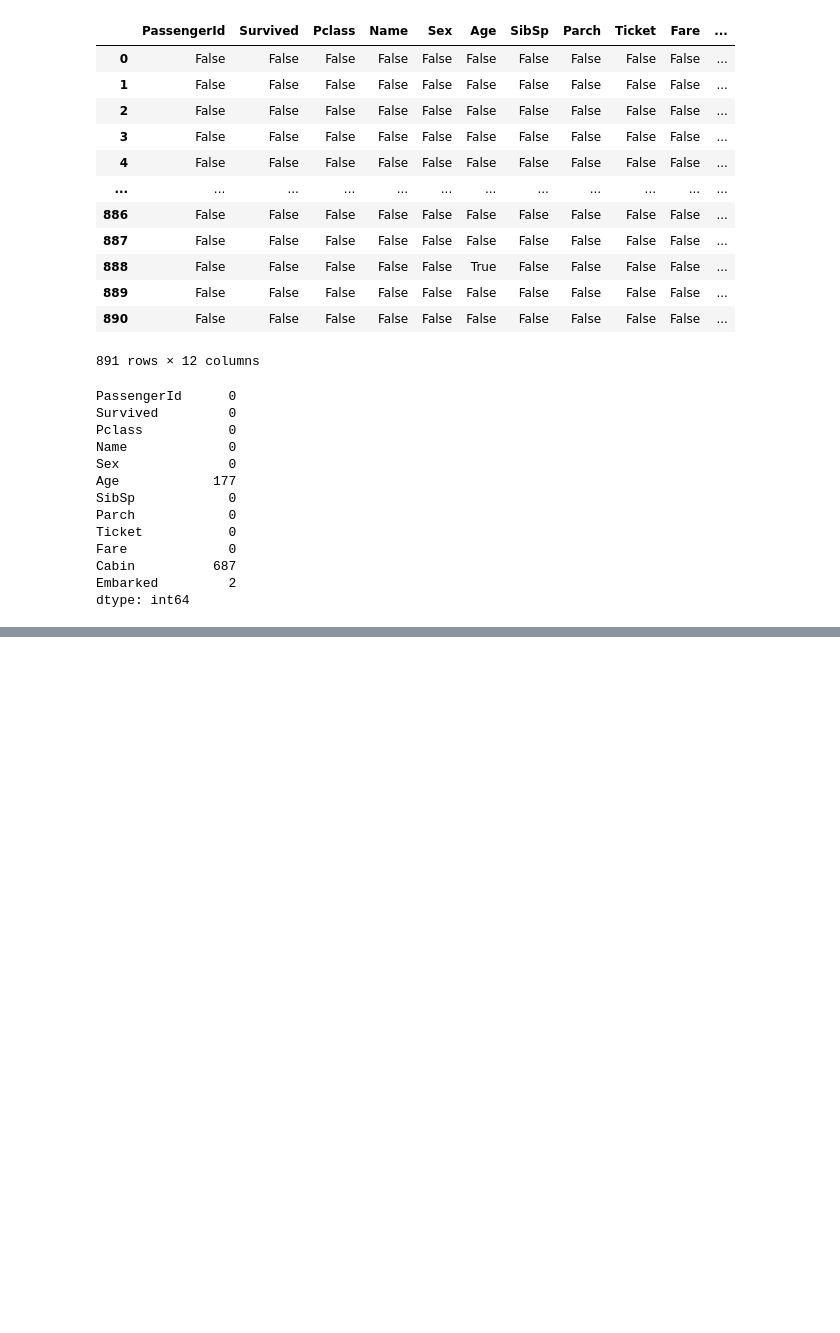
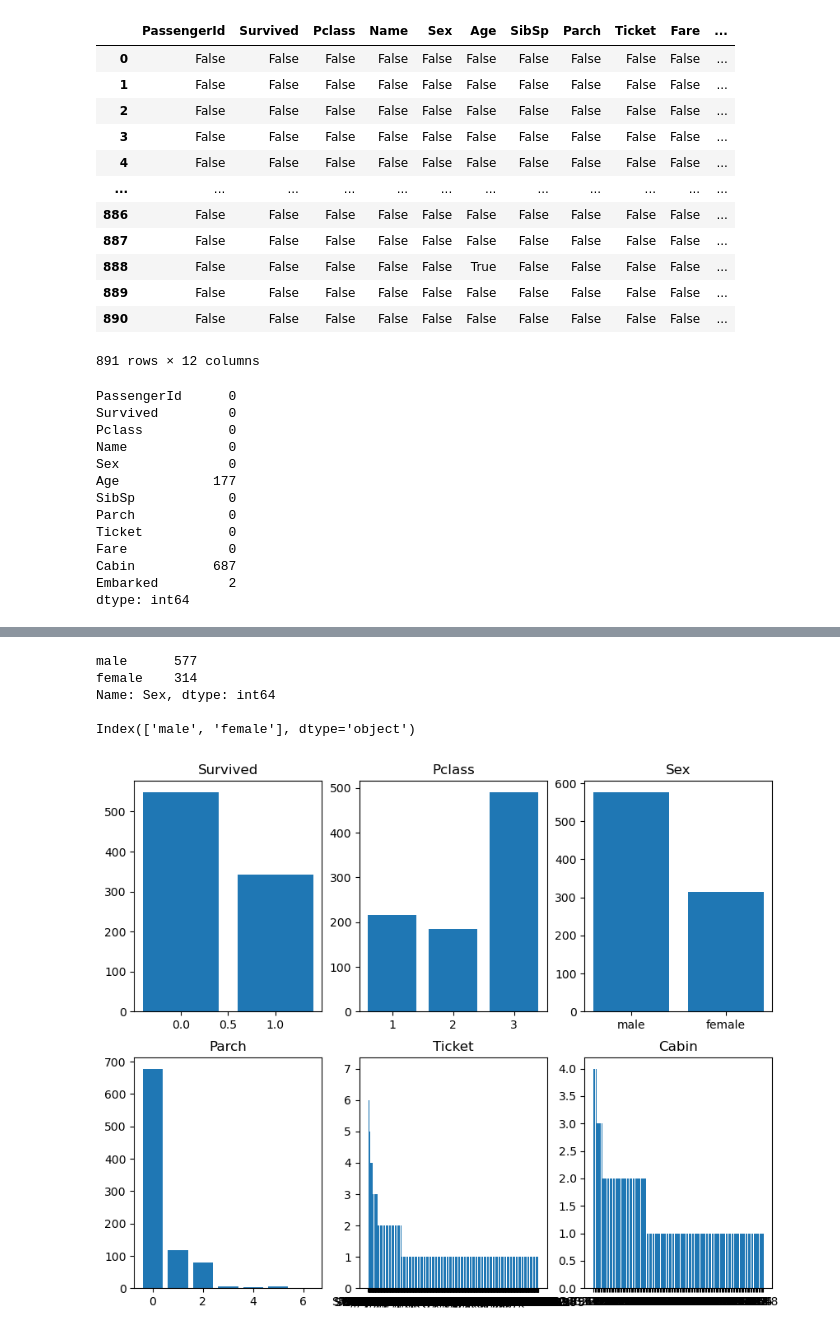
Before and after one commit to amitkr2410/MachineLearning, a Jupyter notebook: TitanicData_DecisionTree_RandomForest/Titanic_DecisionTree_RandomForest.ipynb, the cells around one changed output, grey strips where cells are left out. Drawn from its saved outputs; the diff is of its cells as text; code cells hidden in the pictures; blank space fills up the shorter version.

```diff
--- a/TitanicData_DecisionTree_RandomForest/Titanic_DecisionTree_RandomForest.ipynb
+++ b/TitanicData_DecisionTree_RandomForest/Titanic_DecisionTree_RandomForest.ipynb
@@ -70,0 +158,22 @@ dtype: int64
+# %%
+# Now, let's plot categorical data using matplotlib
+print( train_pd['Sex'].value_counts() ,"\n")
+print(train_pd['Sex'].value_counts().index )
+
+#plt.bar(train_pd['Sex'].value_counts().index, train_pd['Sex'].value_counts())
+fig, ax = plt.subplots(2,3,figsize=(10,8))
+name = ['Survived', 'Pclass', 'Sex', 'Parch', 'Ticket', 'Cabin']
+m=0
+for i in range(0,2):
+    for j in range(0,3):
+        ax[i,j].bar(train_pd[name[m]].value_counts().index, train_pd[name[m]].value_counts())
+        ax[i,j].set_title(name[m])
+        m=m+1
+plt.show()
+# %% [output]
+male      577
+female    314
+Name: Sex, dtype: int64
+
+Index(['male', 'female'], dtype='object')
+[figure, added]
```
Also changed, not shown: parts of 10 cells of this notebook.
